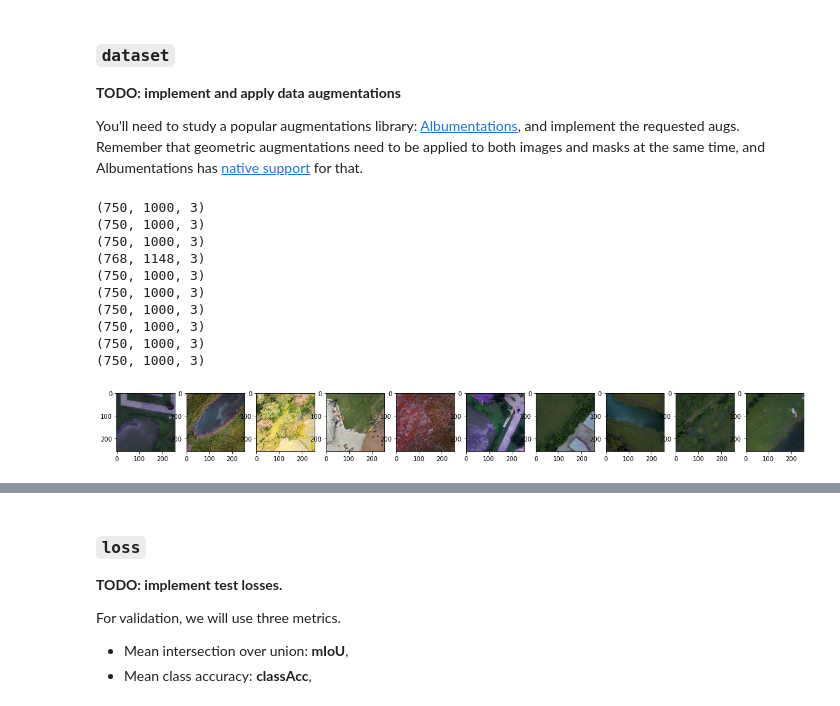
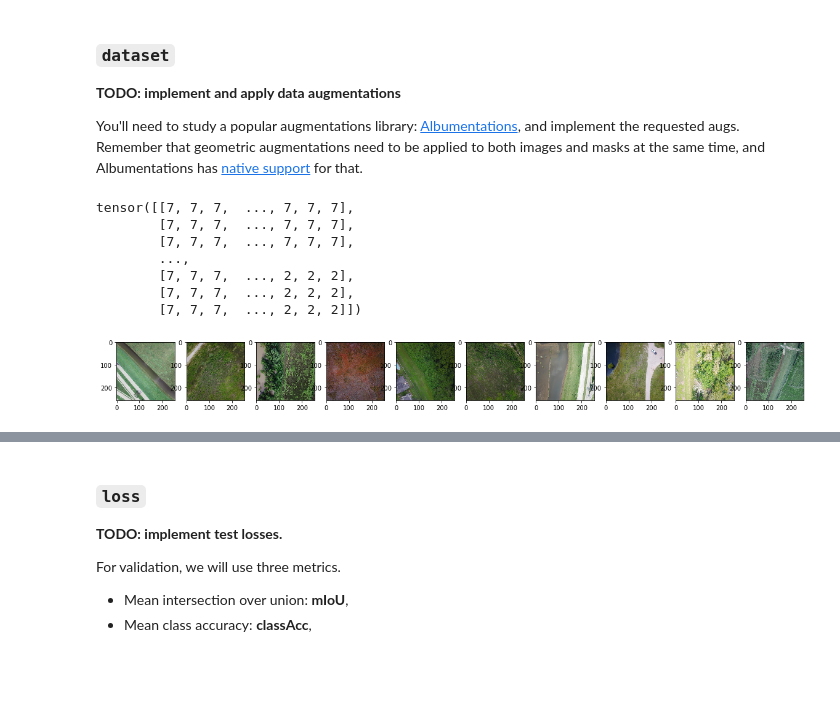
Before and after one commit to p0l0satik/floodnet, a Jupyter notebook: hw2.ipynb, the cells around one changed output, grey strips where cells are left out. Saved outputs shown, nothing was run; the diff lists cells and outputs as text; code cells hidden in the pictures; blank space fills up the shorter version.

```diff
--- a/hw2.ipynb
+++ b/hw2.ipynb
@@ -160,8 +156,7 @@ class FloodNet(Dataset):
                 A.Rotate([-50, 50], p=0.5),
                 A.VerticalFlip(p=0.5),
                 A.HorizontalFlip(p=0.5),
-                A.ColorJitter(),
-
+                A.ColorJitter()
             ])
 
         else:
@@ -176,53 +171,50 @@ class FloodNet(Dataset):
     def __getitem__(self, index):
         image = np.asarray(Image.open(f'{self.data_path}/{self.phase}/image/{self.items[index]}.jpg'))
         mask = np.asarray(Image.open(f'{self.data_path}/{self.phase}/mask/{self.items[index]}.png'))
-        print(image.shape)
+        # print(image.shape)
         if self.phase == 'train':
             # TODO: apply transform to both image and mask (0.5 points)
             t = self.transform(image=image, mask=mask)
             image = t["image"]
             mask = t["mask"]
-            # mask = self.transform(ma=mask)["image"]
 
         image = self.to_tensor(image.copy())
         mask = torch.from_numpy(mask.copy()).long()
 
-        # if self.phase == 'train':
-        #     assert isinstance(image, torch.FloatTensor) and image.shape == (3, self.img_size, self.img_size)
-        #     assert isinstance(mask, torch.LongTensor) and mask.shape == (self.img_size, self.img_size)
+        if self.phase == 'train':
+            assert isinstance(image, torch.FloatTensor) and image.shape == (3, self.img_size, self.img_size)
+            assert isinstance(mask, torch.LongTensor) and mask.shape == (self.img_size, self.img_size)
 
         return image, mask
 
 def show_aug(dataset):
 
     n_pics_to_show = 10
     fig, ax = plt.subplots(1, n_pics_to_show, figsize=(20, 10))
 
     for i in range(n_pics_to_show):
         rand_idx = np.random.randint(len(dataset))
         pic, label = dataset[rand_idx]
 
         pic_np = pic.data.numpy()
         pic_np = np.rollaxis(pic_np, 0, 3)    # 3xHxW to HxWx3
         ax[i].imshow(pic_np)
         # ax[i].set_title(label)
 
 train_dataset_show = FloodNet('datasets/tiny-floodnet-challenge', 'train', True, 256)
 test_dataset_show = FloodNet('datasets/tiny-floodnet-challenge', 'test', True, 256)
 
 show_aug(train_dataset_show)
+train_dataset_show[0][1]
 # %% [output]
-(750, 1000, 3)
-(750, 1000, 3)
-(750, 1000, 3)
-(768, 1148, 3)
-(750, 1000, 3)
-(750, 1000, 3)
-(750, 1000, 3)
-(750, 1000, 3)
-(750, 1000, 3)
-(750, 1000, 3)
+tensor([[7, 7, 7,  ..., 7, 7, 7],
+        [7, 7, 7,  ..., 7, 7, 7],
+        [7, 7, 7,  ..., 7, 7, 7],
+        ...,
+        [7, 7, 7,  ..., 2, 2, 2],
+        [7, 7, 7,  ..., 2, 2, 2],
+        [7, 7, 7,  ..., 2, 2, 2]])
-[figure, old version]
+[figure, new version]
 # %% [markdown]
 ### `model`
 **TODO: Implement the required models.**
```
Also changed, not shown: parts of 9 cells of this notebook.
